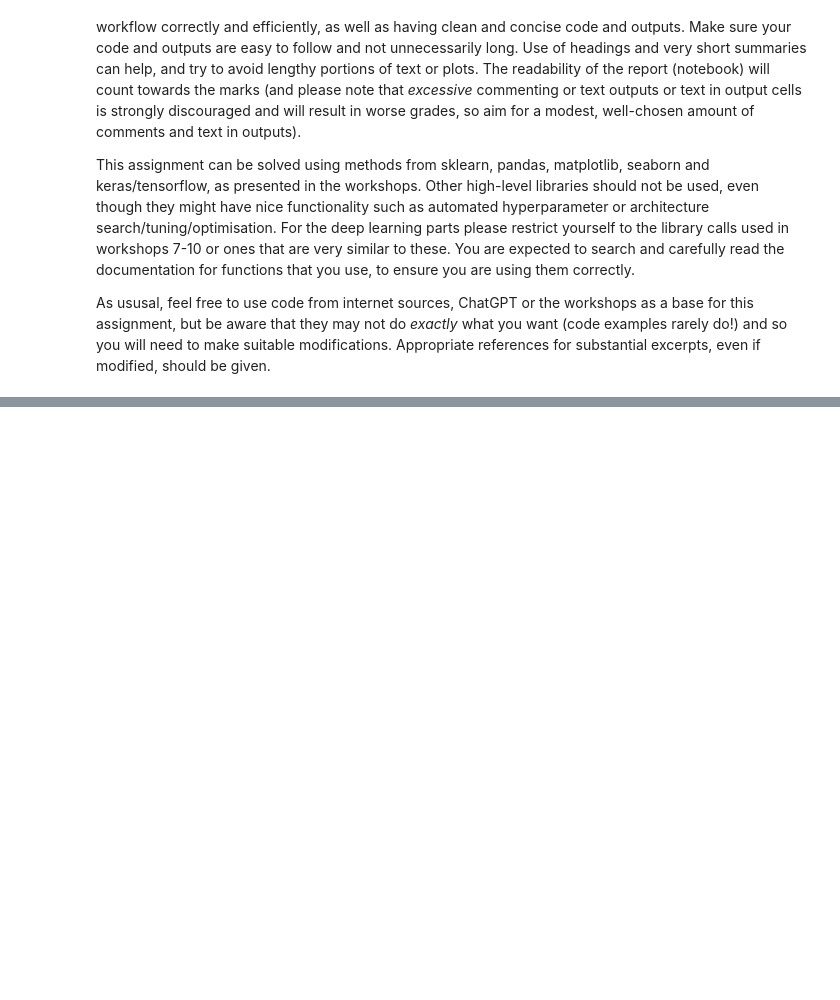
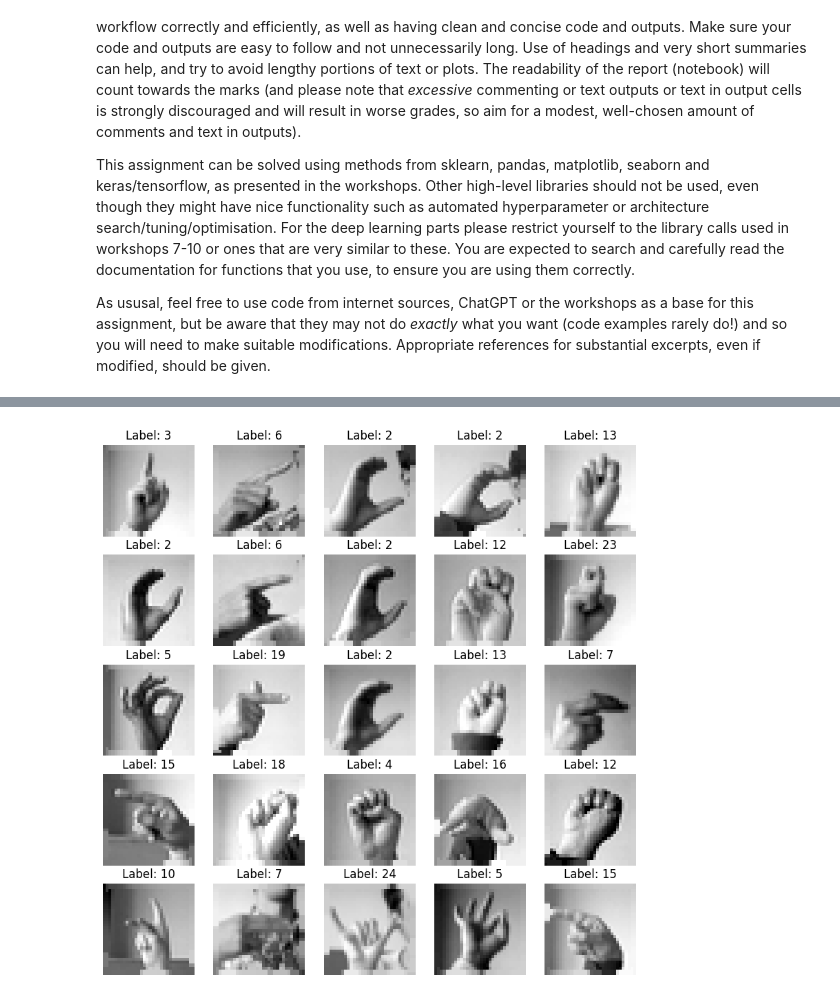
Before and after one commit to the-gauss/tiny-projects-ml, a Jupyter notebook: american-sign-language/training_notebook.ipynb, the cells around one changed output, grey strips where cells are left out. Saved outputs shown, nothing was run; the diff lists cells and outputs as text; code cells hidden in the pictures; blank space fills up the shorter version.

Commit message:
feat: American Sign Language Preprocessing

```diff
--- a/american-sign-language/training_notebook.ipynb
+++ b/american-sign-language/training_notebook.ipynb
@@ -79,0 +85,3 @@ As ususal, feel free to use code from internet sources, ChatGPT or the workshops
+# %%
+train_dataset = tf.data.TextLineDataset('data/sign_mnist_train.csv').skip(1)
+test_dataset = tf.data.TextLineDataset('data/sign_mnist_test.csv').skip(1)
@@ -79,0 +119,13 @@ As ususal, feel free to use code from internet sources, ChatGPT or the workshops
+# %%
+def display_sample_images(dataset, num_samples=5):
+    plt.figure(figsize=(10, 10))
+    for i, (images, labels) in enumerate(dataset.take(num_samples)):
+        for j in range(num_samples):
+            ax = plt.subplot(num_samples, num_samples, i * num_samples + j + 1)
+            plt.imshow(images[j].numpy(), cmap='gray')
+            plt.title(f"Label: {int(labels[j].numpy())}")
+            plt.axis('off')
+    plt.show()
+
+display_sample_images(train_dataset)
+# %% [output]
@@ -79,0 +133 @@ As ususal, feel free to use code from internet sources, ChatGPT or the workshops
+[figure, added]
```
Also changed, not shown: parts of 4 cells of this notebook.
